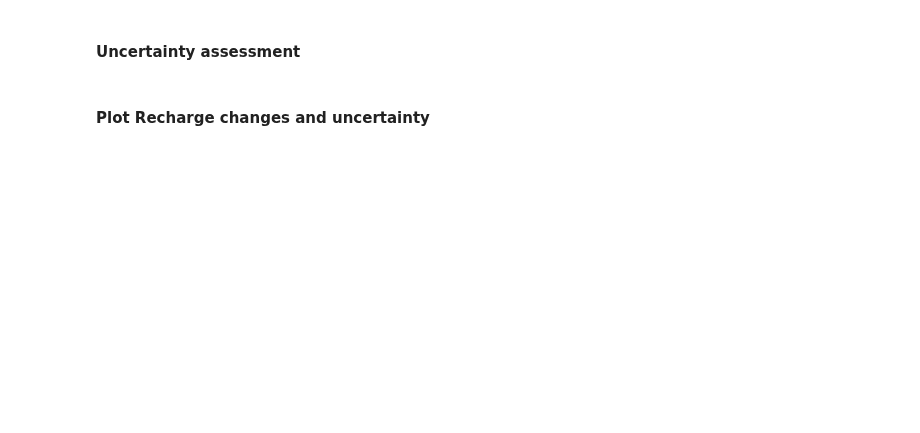
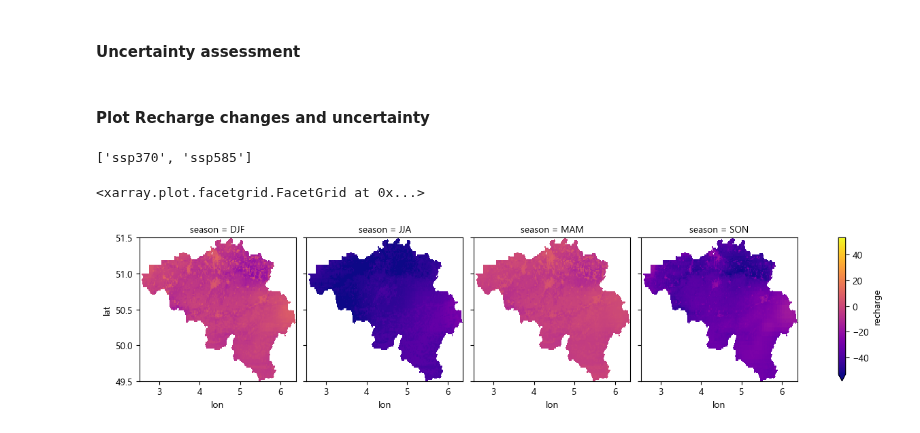
Before and after one commit to klekarkar/pre_post_process_mHM, a Jupyter notebook: ISIMIP_recharge_assessment.ipynb, the cells around one changed output. Cells and saved outputs as stored; diff of their text form; code cells hidden in the pictures; blank space fills up the shorter version.

```diff
--- a/ISIMIP_recharge_assessment.ipynb
+++ b/ISIMIP_recharge_assessment.ipynb
@@ -1136,3 +1136,12 @@ for scen in future_scenarios:
+# %%
+future_scenarios
+# %% [output]
+['ssp370', 'ssp585']
+# %%
+domain_recharge_stats['ssp370']['ens_mean']['recharge'].plot(col='season', cmap='plasma', robust=True)
+# %% [output]
+<xarray.plot.facetgrid.FacetGrid at 0x...>
+[figure, added]
 # %%
 def plot_ensemble_recharge_stats(ensemble_stats, scenarios, seasons, ensemble_stat, variable, shp, cmap, snr_thresh=0.8):
     """
```
Also changed, not shown: parts of 7 cells of this notebook.
